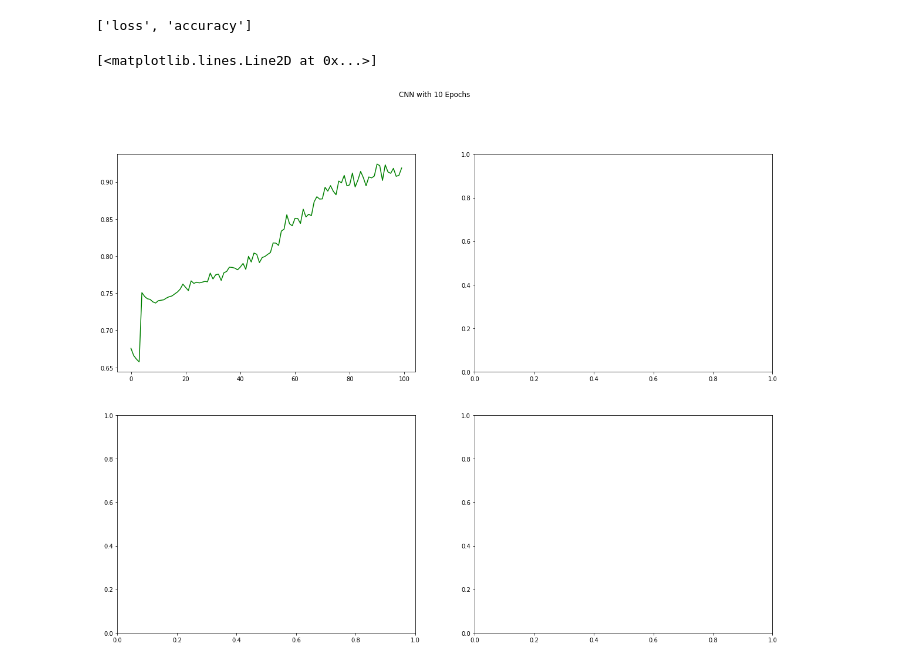
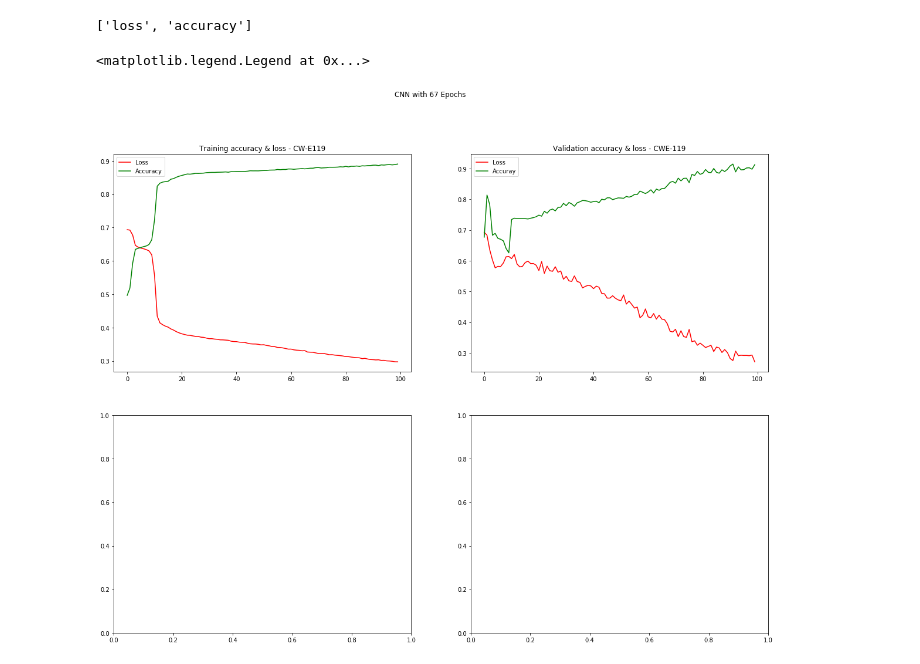
Before and after one commit to hazimhanif/svd_exp1, a Jupyter notebook: SVD_3.ipynb, the cells around one changed output. Drawn from its saved outputs; the diff is of its cells as text; code cells hidden in the pictures.

```diff
--- a/SVD_3.ipynb
+++ b/SVD_3.ipynb
@@ -275,20 +270,21 @@ tbCallback = tf.keras.callbacks.TensorBoard(log_dir=callbackdir,
                          write_images=True)
 
 tbCallback.set_model(model)
-mld = 'model/model-epoch-200-{epoch:02d}-single.hdf5'
+mld = 'model/model-epoch-100-{epoch:02d}-single.hdf5'
 
 ## Create best model callback
 mcp = tf.keras.callbacks.ModelCheckpoint(filepath=mld,
-                                         monitor="val_accuracy",
-                                         save_best_only=False,
+                                         monitor="val_loss",
+                                         save_best_only=True,
                                          mode='auto',
                                          save_freq='epoch',
                                          verbose=1)
 # %% [markdown]
 ### Model Training
 # %%
-history = model.fit(x = x_train[[*one_list,*zero_list[0:19286]],:],
-          y = train.iloc[[*one_list,*zero_list[0:19286]],1].to_numpy(),
+ceiling = 38572
+history = model.fit(x = x_train[[*one,*zero[0:ceiling]],:],
+          y = train.iloc[[*one,*zero[0:ceiling]],1].to_numpy(),
           validation_data = (x_validate, validate.iloc[:,1].to_numpy()),
           epochs = 100,
           batch_size = 32,
@@ -353,3 +311,6 @@ Epoch 00100: saving model to model/model-epoch-200-100-single.hdf5
 # %% [markdown]
 ### Model Evaluation using Training Set
+# %%
+# Load model
+model = tf.keras.models.load_model("model/model-epoch-100-67-single.hdf5")
 # %%
@@ -387,7 +358,6 @@ Weighted f-measure: 0.9147591252656212
 # %%
 ## Test data
 
-model = tf.keras.models.load_model("model/model-epoch-200-91-single.hdf5")
 results = model.evaluate(x_test, test.iloc[:,1].to_numpy(), batch_size=128)
 for num in range(0,len(model.metrics_names)):
     print(model.metrics_names[num]+': '+str(results[num]))
@@ -395,12 +365,17 @@ for num in range(0,len(model.metrics_names)):
 predicted = model.predict_classes(x_test)
 confusion = sklearn.metrics.confusion_matrix(y_true=test.iloc[:,1].to_numpy(), y_pred=predicted)
 print(confusion)
+tn, fp, fn, tp = confusion.ravel()
+print('\nTP:',tp)
+print('FP:',fp)
+print('TN:',tn)
+print('FN:',fn)
 
 ## Performance measure
-print('\nWeighted Accuracy: '+ str(sklearn.metrics.accuracy_score(y_true=test.iloc[:,1].to_numpy(), y_pred=predicted)))
-print('Weighted precision: '+ str(sklearn.metrics.precision_score(y_true=test.iloc[:,1].to_numpy(), y_pred=predicted)))
-print('Weighted recall: '+ str(sklearn.metrics.recall_score(y_true=test.iloc[:,1].to_numpy(), y_pred=predicted)))
-print('Weighted f-measure: '+ str(sklearn.metrics.f1_score(y_true=test.iloc[:,1].to_numpy(), y_pred=predicted)))
+print('\nAccuracy: '+ str(sklearn.metrics.accuracy_score(y_true=test.iloc[:,1].to_numpy(), y_pred=predicted)))
+print('Precision: '+ str(sklearn.metrics.precision_score(y_true=test.iloc[:,1].to_numpy(), y_pred=predicted)))
+print('Recall: '+ str(sklearn.metrics.recall_score(y_true=test.iloc[:,1].to_numpy(), y_pred=predicted)))
+print('F-measure: '+ str(sklearn.metrics.f1_score(y_true=test.iloc[:,1].to_numpy(), y_pred=predicted)))
 # %% [output]
 IOPub data rate exceeded.
 The notebook server will temporarily stop sending output
@@ -429,10 +409,19 @@ model.metrics_names
 # %%
 epochs_range = range(len(history.history[model.metrics_names[1]]))
 
-fig, axs = plt.subplots(2, 2, figsize=(20,15))
-fig.suptitle('CNN with 10 Epochs')
+fig, axs = plt.subplots(nrows=2, ncols=2, figsize=(20,15))
+fig.suptitle('CNN with 67 Epochs')
 
-axs[0,0].plot(epochs_range, history.history['val_%s'%(model.metrics_names[1])], 'b', label='CWE-119', color='green')
+axs[0,0].plot(epochs_range, history.history[model.metrics_names[0]], 'b', label='Loss', color='red')
+axs[0,0].plot(epochs_range, history.history[model.metrics_names[1]], 'b', label='Accuracy', color='green')
+axs[0,0].set_title('Training accuracy & loss - CW-E119')
+axs[0,0].legend()
+
+
+axs[0,1].plot(epochs_range, history.history['val_%s'%(model.metrics_names[0])], 'b', label='Loss', color='red')
+axs[0,1].plot(epochs_range, history.history['val_%s'%(model.metrics_names[1])], 'b', label='Accuray', color='green')
+axs[0,1].set_title('Validation accuracy & loss - CWE-119')
+axs[0,1].legend()
 # %% [output]
-[<matplotlib.lines.Line2D at 0x...>]
+<matplotlib.legend.Legend at 0x...>
-[figure, old version]
+[figure, new version]
```
Also changed, not shown: parts of 9 cells of this notebook, 35 other files.
